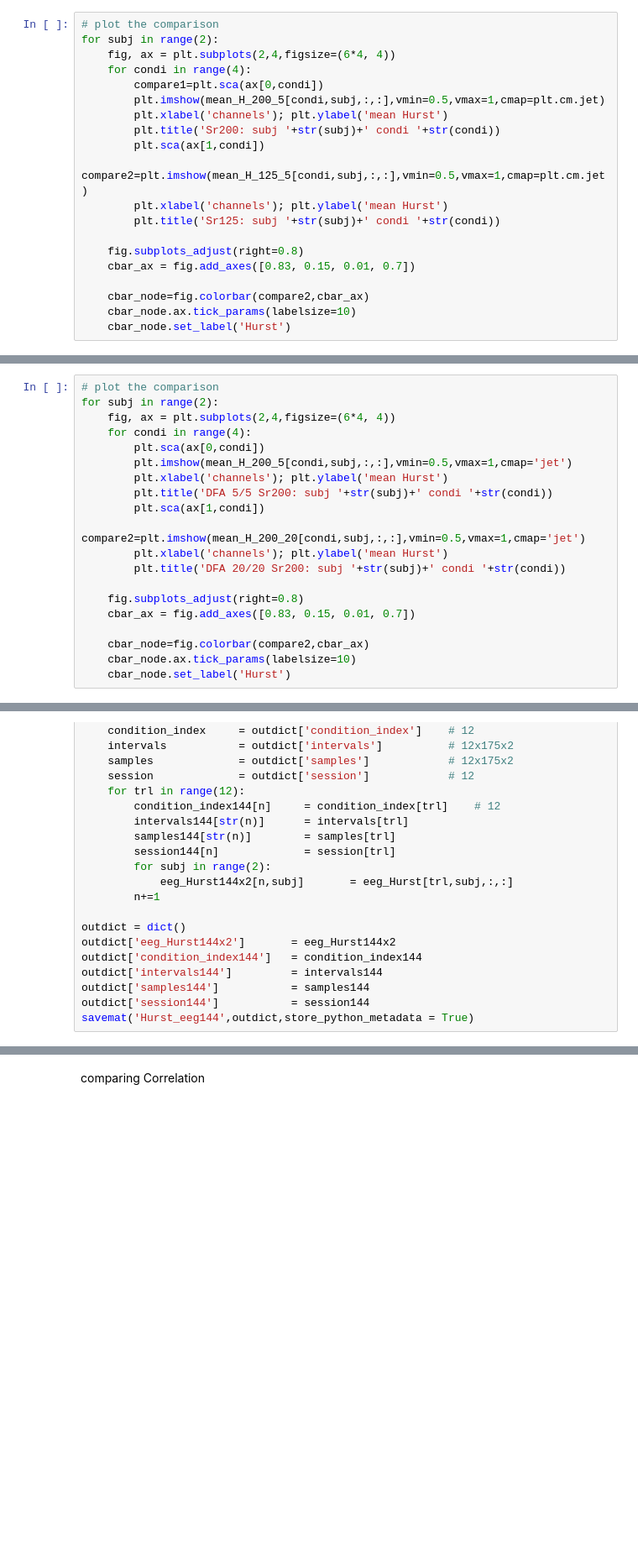
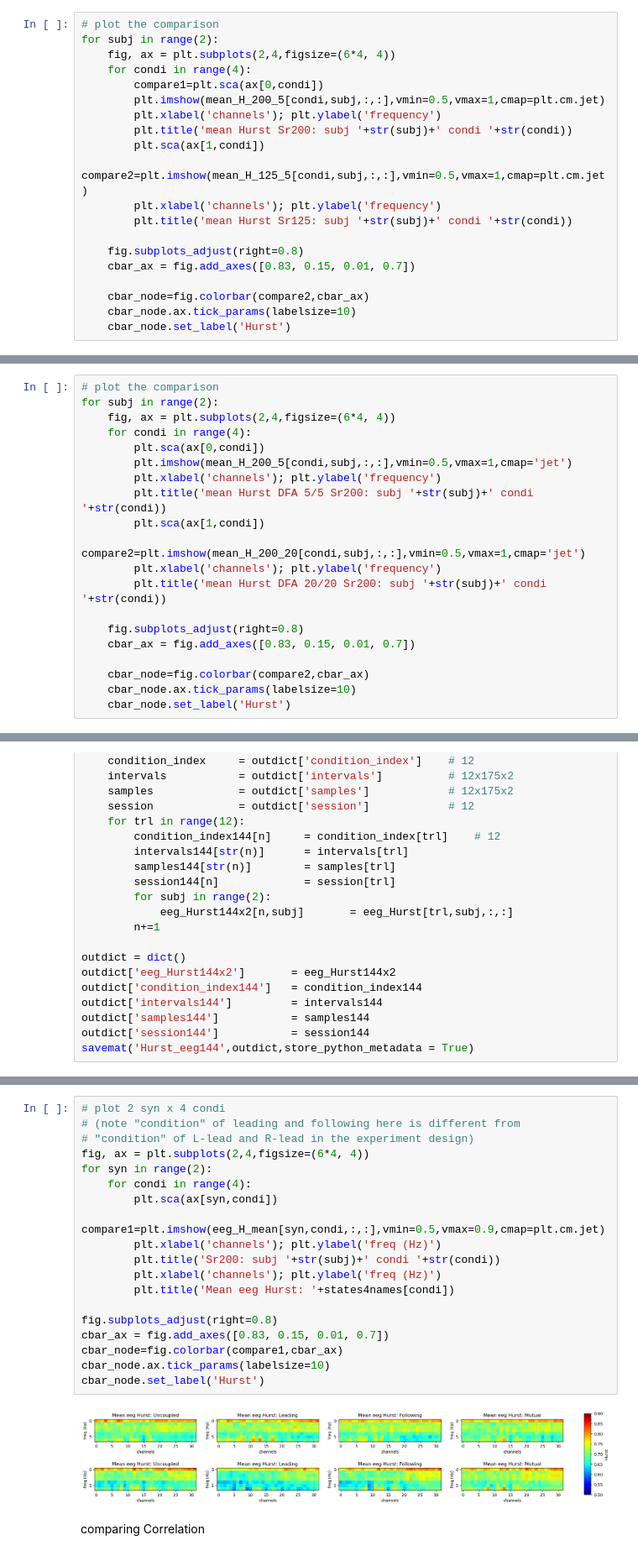
Before and after one commit to zhibinz2/1overf, a Jupyter notebook: Filter_Hilbert/test3_compare_Hurst.ipynb, the cells around one changed output, grey strips where cells are left out. Shown at 84% size. Drawn from its saved outputs; the diff is of its cells as text; blank space fills up the shorter version.

```diff
--- a/Filter_Hilbert/test3_compare_Hurst.ipynb
+++ b/Filter_Hilbert/test3_compare_Hurst.ipynb
@@ -93,12 +93,12 @@ for subj in range(2):
     for condi in range(4):
         compare1=plt.sca(ax[0,condi])
         plt.imshow(mean_H_200_5[condi,subj,:,:],vmin=0.5,vmax=1,cmap=plt.cm.jet)
-        plt.xlabel('channels'); plt.ylabel('mean Hurst')
-        plt.title('Sr200: subj '+str(subj)+' condi '+str(condi))
+        plt.xlabel('channels'); plt.ylabel('frequency')
+        plt.title('mean Hurst Sr200: subj '+str(subj)+' condi '+str(condi))
         plt.sca(ax[1,condi])
         compare2=plt.imshow(mean_H_125_5[condi,subj,:,:],vmin=0.5,vmax=1,cmap=plt.cm.jet)
-        plt.xlabel('channels'); plt.ylabel('mean Hurst')
-        plt.title('Sr125: subj '+str(subj)+' condi '+str(condi))
+        plt.xlabel('channels'); plt.ylabel('frequency')
+        plt.title('mean Hurst Sr125: subj '+str(subj)+' condi '+str(condi))
 
     fig.subplots_adjust(right=0.8)
     cbar_ax = fig.add_axes([0.83, 0.15, 0.01, 0.7])
@@ -124,12 +121,12 @@ for subj in range(2):
     for condi in range(4):
         plt.sca(ax[0,condi])
         plt.imshow(mean_H_200_5[condi,subj,:,:],vmin=0.5,vmax=1,cmap='jet')
-        plt.xlabel('channels'); plt.ylabel('mean Hurst')
-        plt.title('DFA 5/5 Sr200: subj '+str(subj)+' condi '+str(condi))
+        plt.xlabel('channels'); plt.ylabel('frequency')
+        plt.title('mean Hurst DFA 5/5 Sr200: subj '+str(subj)+' condi '+str(condi))
         plt.sca(ax[1,condi])
         compare2=plt.imshow(mean_H_200_20[condi,subj,:,:],vmin=0.5,vmax=1,cmap='jet')
-        plt.xlabel('channels'); plt.ylabel('mean Hurst')
-        plt.title('DFA 20/20 Sr200: subj '+str(subj)+' condi '+str(condi))
+        plt.xlabel('channels'); plt.ylabel('frequency')
+        plt.title('mean Hurst DFA 20/20 Sr200: subj '+str(subj)+' condi '+str(condi))
 
     fig.subplots_adjust(right=0.8)
     cbar_ax = fig.add_axes([0.83, 0.15, 0.01, 0.7])
@@ -202,3 +227,24 @@ savemat('Hurst_eeg144',outdict,store_python_metadata = True)
+# %%
+# plot 2 syn x 4 condi
+# (note "condition" of leading and following here is different from
+# "condition" of L-lead and R-lead in the experiment design)
+fig, ax = plt.subplots(2,4,figsize=(6*4, 4))
+for syn in range(2):
+    for condi in range(4):
+        plt.sca(ax[syn,condi])
+        compare1=plt.imshow(eeg_H_mean[syn,condi,:,:],vmin=0.5,vmax=0.9,cmap=plt.cm.jet)
+        plt.xlabel('channels'); plt.ylabel('freq (Hz)')
+        plt.title('Sr200: subj '+str(subj)+' condi '+str(condi))
+        plt.xlabel('channels'); plt.ylabel('freq (Hz)')
+        plt.title('Mean eeg Hurst: '+states4names[condi])
+
+fig.subplots_adjust(right=0.8)
+cbar_ax = fig.add_axes([0.83, 0.15, 0.01, 0.7])
+cbar_node=fig.colorbar(compare1,cbar_ax)
+cbar_node.ax.tick_params(labelsize=10)
+cbar_node.set_label('Hurst')
+# %% [output]
+[figure, added]
 # %% [markdown]
 comparing Correlation
 # %%
```
Also changed, not shown: parts of 6 cells of this notebook.
